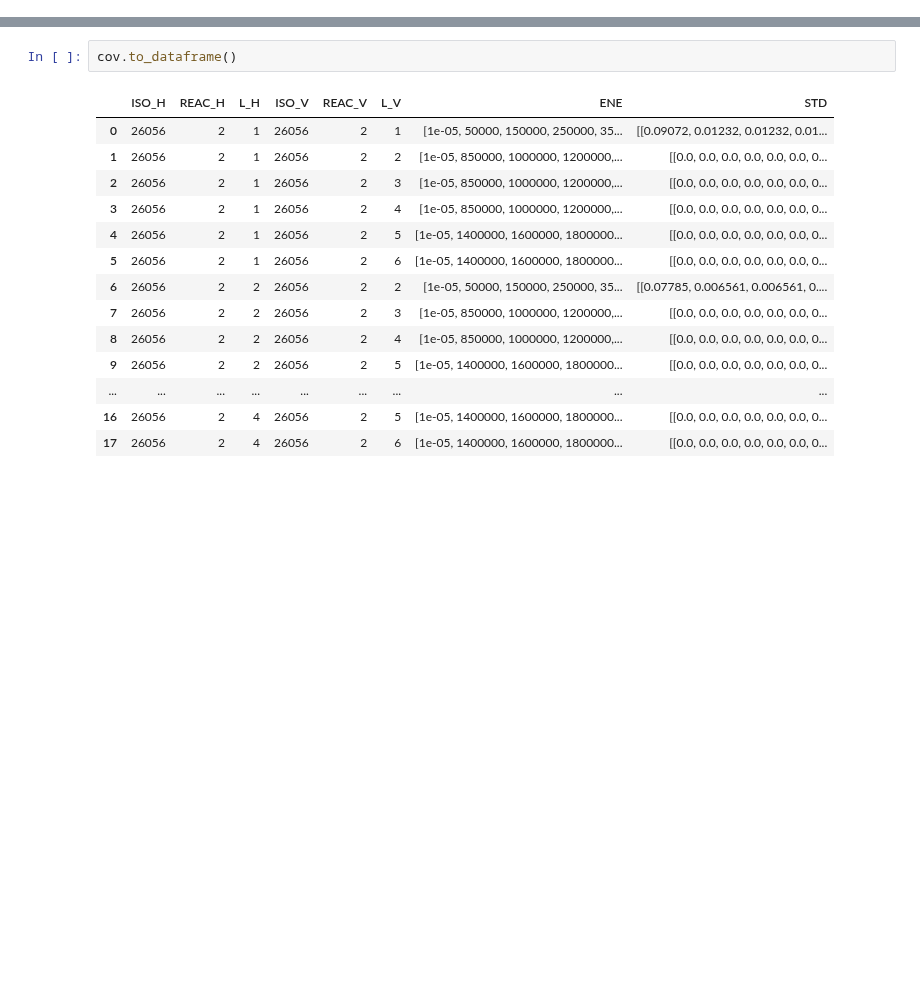
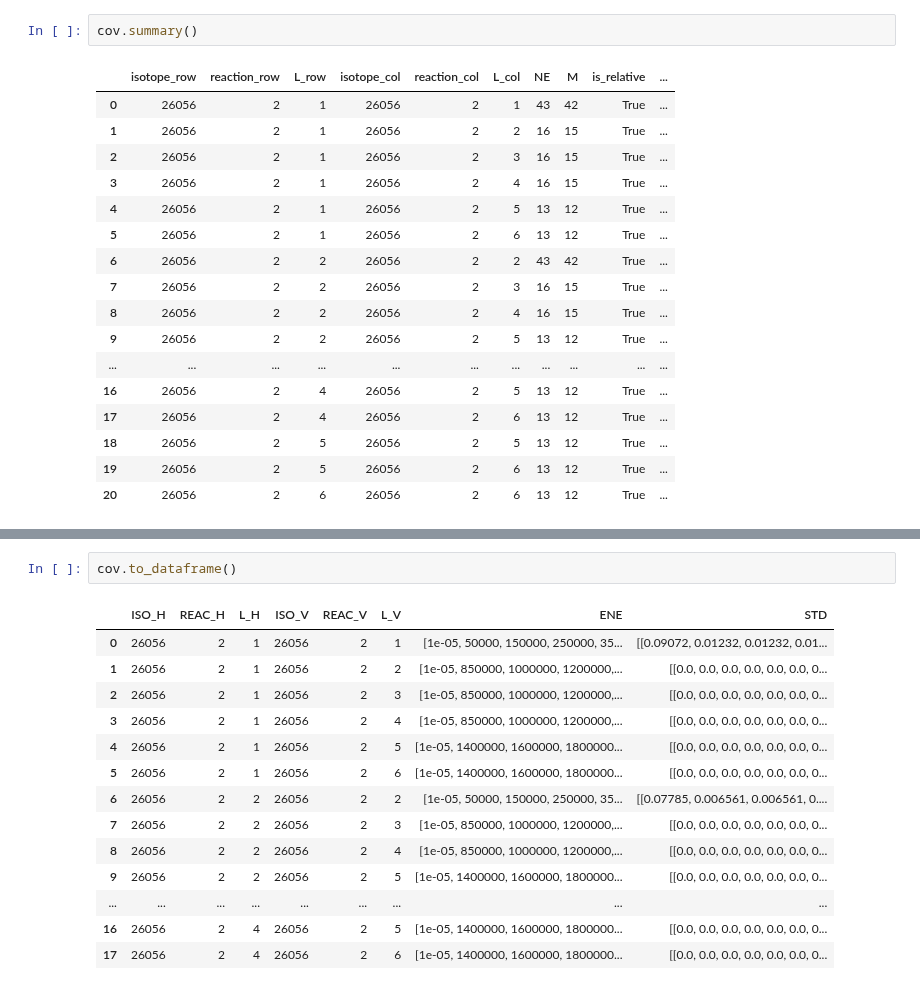
Before and after one commit to monleon96/kika, a Jupyter notebook: mcnpy/cov/test_mf34cov.ipynb, the cells around one changed output, grey strips where cells are left out. Saved outputs shown, nothing was run; the diff lists cells and outputs as text; blank space fills up the shorter version.

```diff
--- a/mcnpy/cov/test_mf34cov.ipynb
+++ b/mcnpy/cov/test_mf34cov.ipynb
@@ -54,0 +40,20 @@ cov = jeff_endf.mf[34].to_ang_covmat()
+# %%
+cov.summary()
+# %% [output]
+|  | isotope_row | reaction_row | L_row | isotope_col | reaction_col | L_col | NE | M | is_relative | ... |
+| 0 | 26056 | 2 | 1 | 26056 | 2 | 1 | 43 | 42 | True | ... |
+| 1 | 26056 | 2 | 1 | 26056 | 2 | 2 | 16 | 15 | True | ... |
+| 2 | 26056 | 2 | 1 | 26056 | 2 | 3 | 16 | 15 | True | ... |
+| 3 | 26056 | 2 | 1 | 26056 | 2 | 4 | 16 | 15 | True | ... |
+| 4 | 26056 | 2 | 1 | 26056 | 2 | 5 | 13 | 12 | True | ... |
+| 5 | 26056 | 2 | 1 | 26056 | 2 | 6 | 13 | 12 | True | ... |
+| 6 | 26056 | 2 | 2 | 26056 | 2 | 2 | 43 | 42 | True | ... |
+| 7 | 26056 | 2 | 2 | 26056 | 2 | 3 | 16 | 15 | True | ... |
+| 8 | 26056 | 2 | 2 | 26056 | 2 | 4 | 16 | 15 | True | ... |
+| 9 | 26056 | 2 | 2 | 26056 | 2 | 5 | 13 | 12 | True | ... |
+| ... | ... | ... | ... | ... | ... | ... | ... | ... | ... | ... |
+| 16 | 26056 | 2 | 4 | 26056 | 2 | 5 | 13 | 12 | True | ... |
+| 17 | 26056 | 2 | 4 | 26056 | 2 | 6 | 13 | 12 | True | ... |
+| 18 | 26056 | 2 | 5 | 26056 | 2 | 5 | 13 | 12 | True | ... |
+| 19 | 26056 | 2 | 5 | 26056 | 2 | 6 | 13 | 12 | True | ... |
+| 20 | 26056 | 2 | 6 | 26056 | 2 | 6 | 13 | 12 | True | ... |
```
Also changed, not shown: parts of 5 cells of this notebook, 7 other files.
